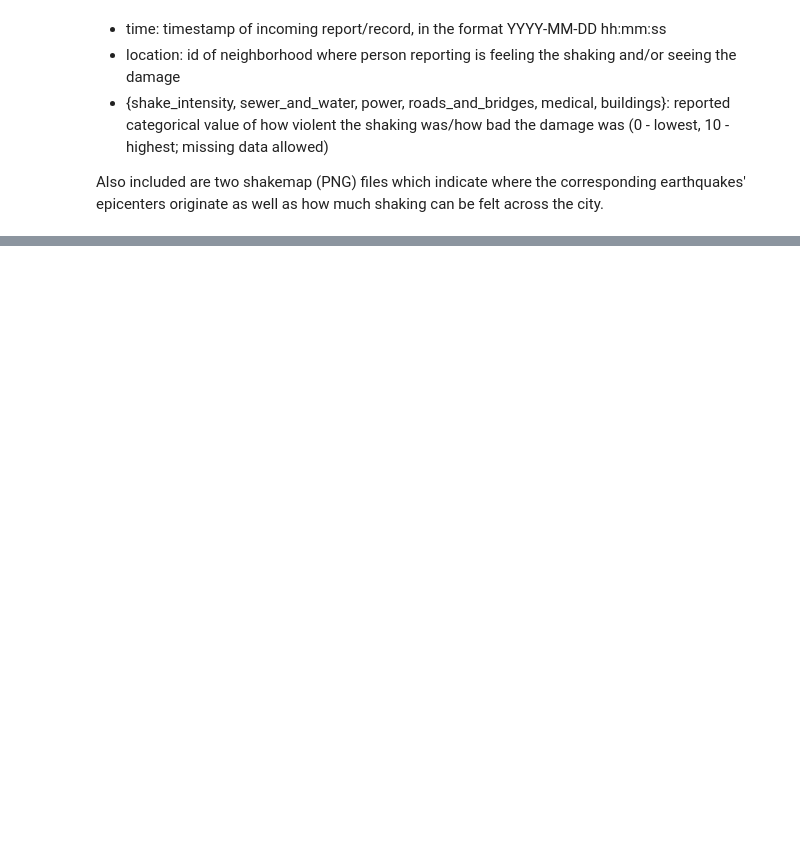
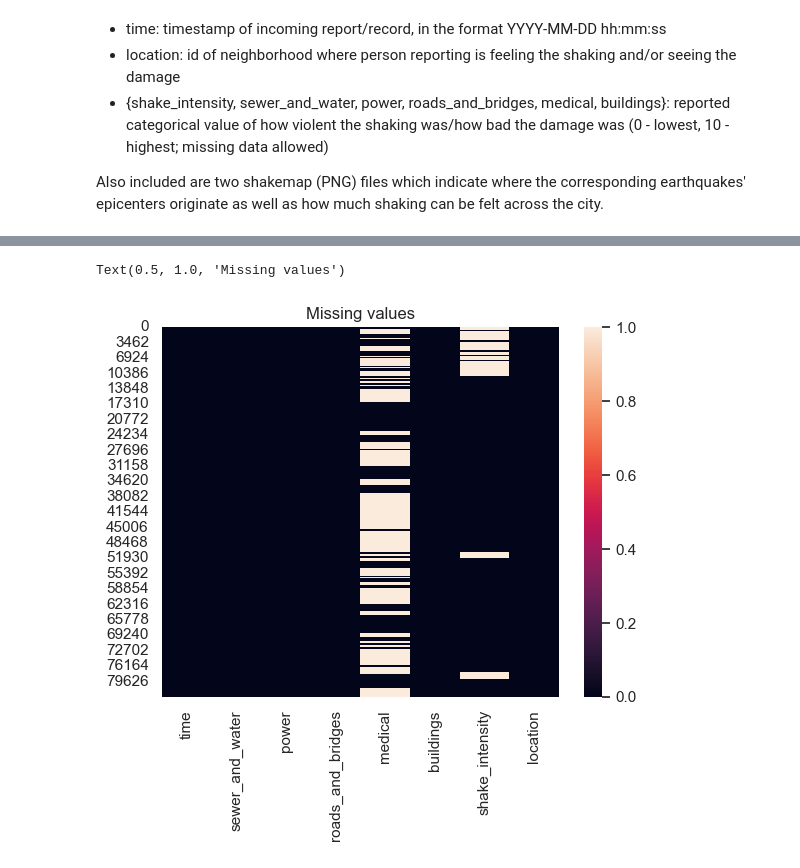
Before and after one commit to dasooni/VAST-19, a Jupyter notebook: project.ipynb, the cells around one changed output, grey strips where cells are left out. Drawn from its saved outputs; the diff is of its cells as text; code cells hidden in the pictures; blank space fills up the shorter version.

Commit message:
graphs

```diff
--- a/project.ipynb
+++ b/project.ipynb
@@ -24,3 +22,8 @@ df.head()
 | 2 | 2020-04-09 00:20:00 | 7.0 | 10.0 | 10.0 | 9.0 | 10.0 | 0.0 | 1 |
 | 3 | 2020-04-08 17:25:00 | 1.0 | 1.0 | 2.0 | 10.0 | 7.0 | NaN | 1 |
 | 4 | 2020-04-08 02:50:00 | 9.0 | 7.0 | 1.0 | 6.0 | 9.0 | NaN | 1 |
+# %%
+sns.heatmap(df.isnull()).set_title("Missing values")
+# %% [output]
+Text(0.5, 1.0, 'Missing values')
+[figure, added]
```
Also changed, not shown: parts of 3 cells of this notebook.
